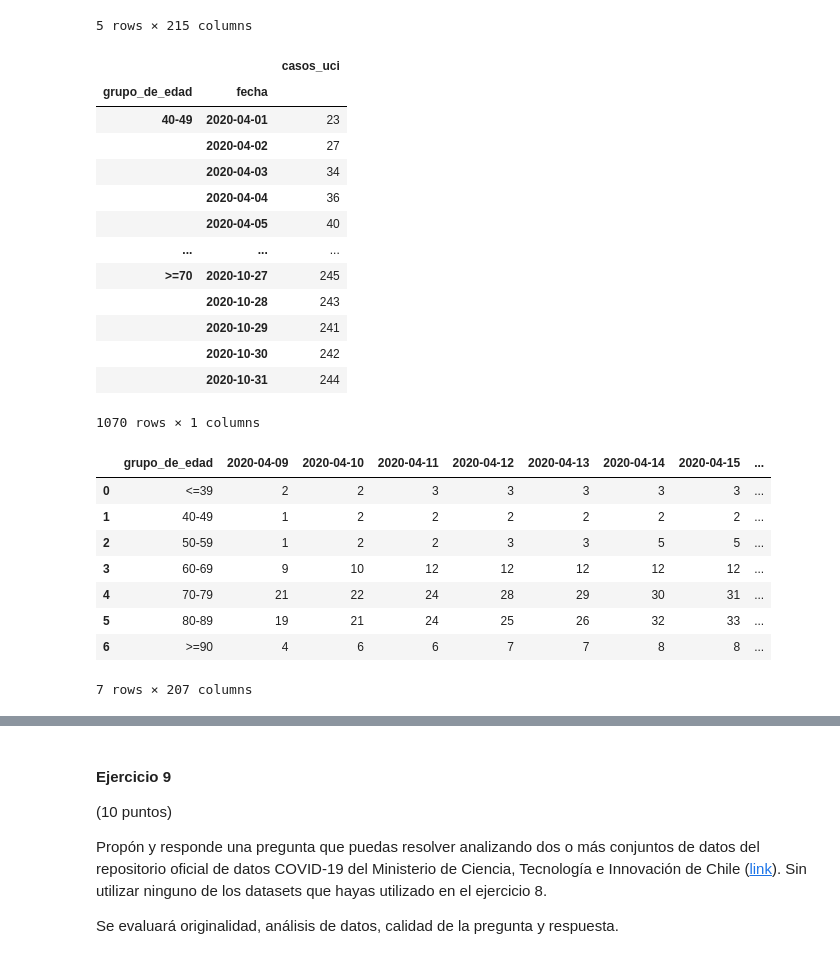
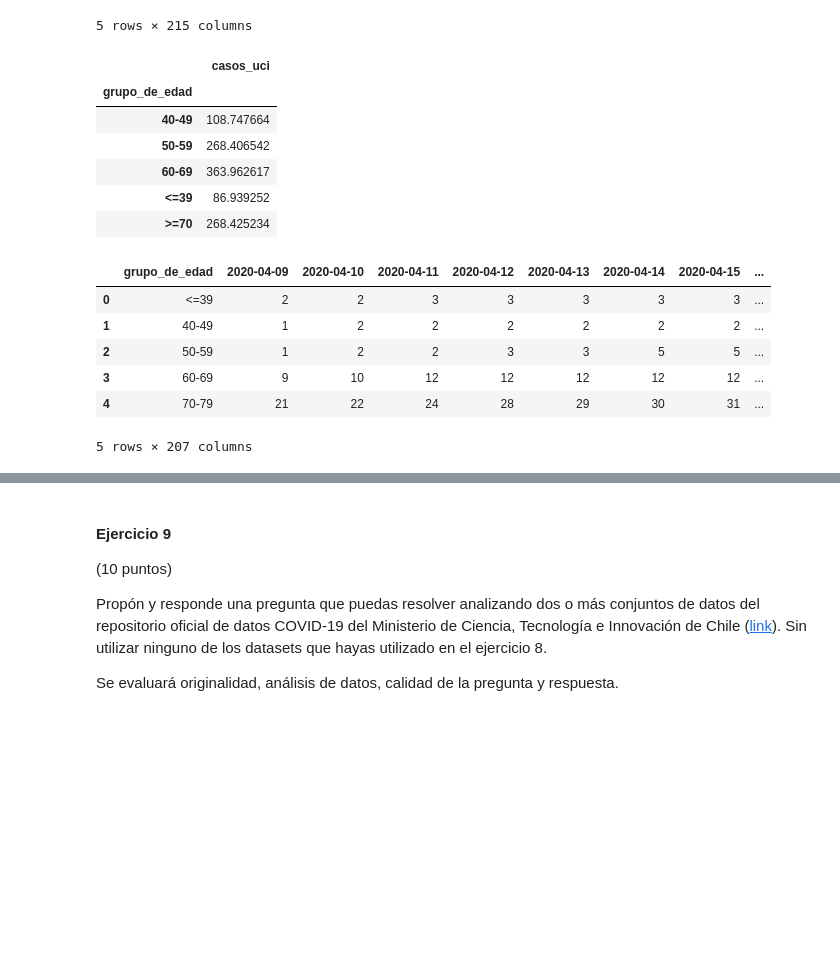
Before and after one commit to Amandaa-S/mat281_portfolio, a Jupyter notebook: homeworks/hwk01.ipynb, the cells around one changed output, grey strips where cells are left out. Cells and saved outputs as stored; diff of their text form; code cells hidden in the pictures; blank space fills up the shorter version.

```diff
--- a/homeworks/hwk01.ipynb
+++ b/homeworks/hwk01.ipynb
@@ -558,30 +557,23 @@ covid_uci.head()
 # %%
 covid_uci_melt= ( covid_uci.melt(id_vars=["grupo_de_edad"],var_name="fecha",value_name="casos_uci")
                   .fillna({'casos_totales':0}).assign(fecha= lambda x: pd.to_datetime(x["fecha"],format='%Y-%m-%d'))
-                  .groupby(["grupo_de_edad","fecha"]).agg(lambda x: x.sum())
+                  .groupby(["grupo_de_edad"])[["casos_uci"]].agg(lambda x: x.mean())
 )
 covid_uci_melt
 # %% [output]
-|  |  | casos_uci |
-| grupo_de_edad | fecha |  |
-| 40-49 | 2020-04-01 | 23 |
-|  | 2020-04-02 | 27 |
-|  | 2020-04-03 | 34 |
-|  | 2020-04-04 | 36 |
-|  | 2020-04-05 | 40 |
-| ... | ... | ... |
-| >=70 | 2020-10-27 | 245 |
-|  | 2020-10-28 | 243 |
-|  | 2020-10-29 | 241 |
-|  | 2020-10-30 | 242 |
-|  | 2020-10-31 | 244 |
+|  | casos_uci |
+| grupo_de_edad |  |
+| 40-49 | 108.747664 |
+| 50-59 | 268.406542 |
+| 60-69 | 363.962617 |
+| <=39 | 86.939252 |
+| >=70 | 268.425234 |
-1070 rows × 1 columns
 # %%
 covid_fallecido= (
     pd.read_csv("https://raw.githubusercontent.com/MinCiencia/Datos-COVID19/master/output/producto10/FallecidosEtario.csv")
     .rename(columns=lambda x: x.lower().replace(" ", "_"))
 )
-covid_fallecido.head(10)
+covid_fallecido.head()
 # %% [output]
 |  | grupo_de_edad | 2020-04-09 | 2020-04-10 | 2020-04-11 | 2020-04-12 | 2020-04-13 | 2020-04-14 | 2020-04-15 | ... |
 | 0 | <=39 | 2 | 2 | 3 | 3 | 3 | 3 | 3 | ... |
@@ -589,9 +581,7 @@ covid_fallecido.head(10)
 | 2 | 50-59 | 1 | 2 | 2 | 3 | 3 | 5 | 5 | ... |
 | 3 | 60-69 | 9 | 10 | 12 | 12 | 12 | 12 | 12 | ... |
 | 4 | 70-79 | 21 | 22 | 24 | 28 | 29 | 30 | 31 | ... |
-| 5 | 80-89 | 19 | 21 | 24 | 25 | 26 | 32 | 33 | ... |
-| 6 | >=90 | 4 | 6 | 6 | 7 | 7 | 8 | 8 | ... |
-7 rows × 207 columns
+5 rows × 207 columns
 # %%
 covid_fallecido_melt= ( covid_fallecido.melt(id_vars=["grupo_de_edad"],var_name="fecha",value_name="casos_fallecidos")
                   .fillna({'casos_fallecidos':0}).assign(fecha= lambda x: pd.to_datetime(x["fecha"],format='%Y-%m-%d'))
```
Also changed, not shown: parts of 12 cells of this notebook.
